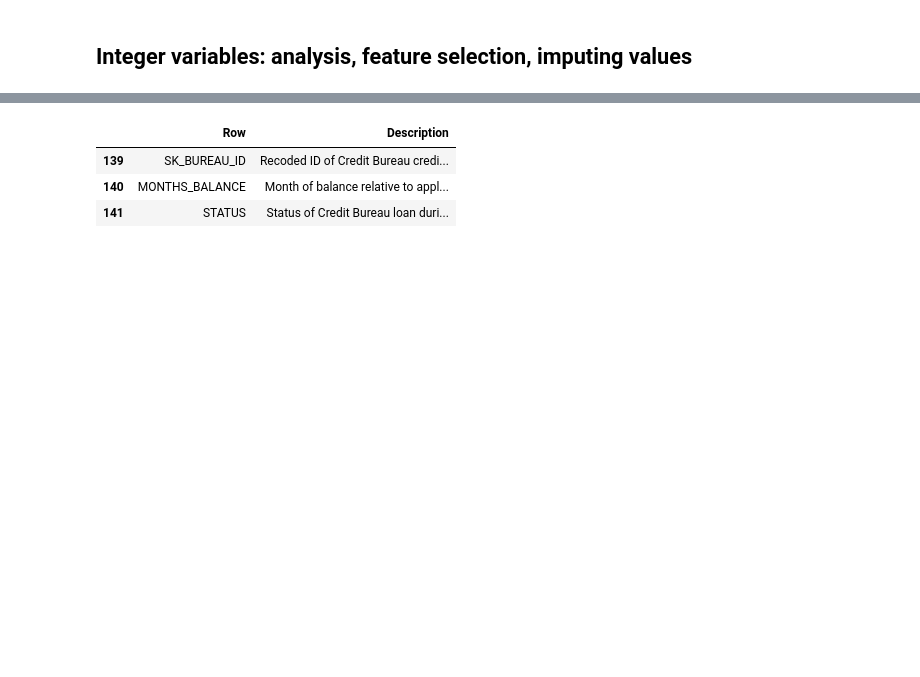
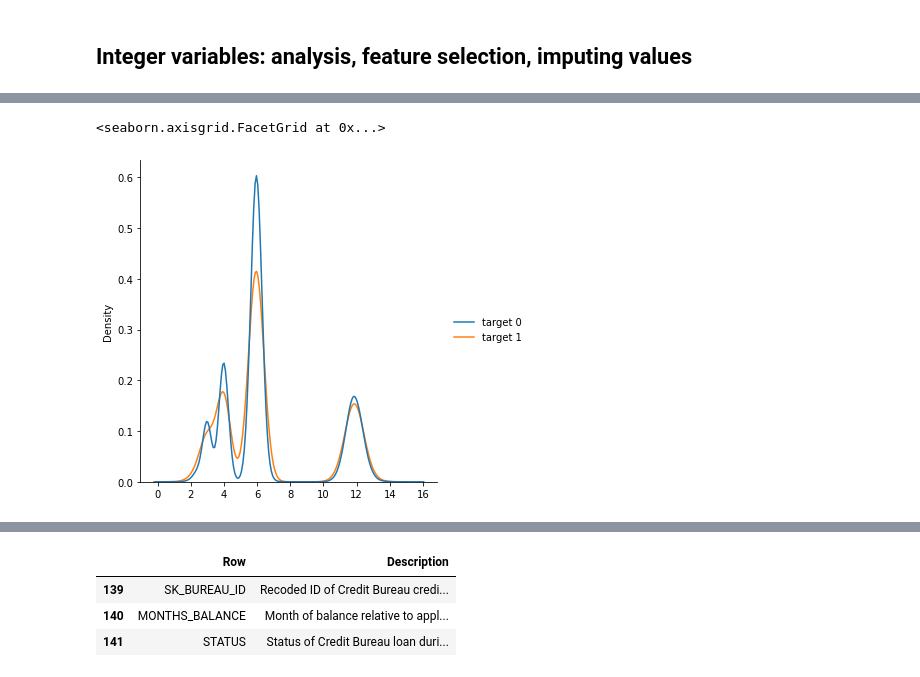
Before and after one commit to VeronikaBerezhnaia/OC_P7_credit_scoring, a Jupyter notebook: Implementez_modele_scoring.ipynb, the cells around one changed output, grey strips where cells are left out. Cells and saved outputs as stored; diff of their text form; code cells hidden in the pictures; blank space fills up the shorter version.

```diff
--- a/Implementez_modele_scoring.ipynb
+++ b/Implementez_modele_scoring.ipynb
@@ -1070,0 +903,40 @@ sns.displot(data=appli_tr, x="AMT_INCOME_TOTAL", hue="TARGET", log_scale=True, k
+# %%
+#graph looks like straight angle. the distribution is skewed as an exponentional one, or even more skewed
+# after logarithmization the distribution is roughly resembling normal one
+
+
+# # # the shape of the graphs for 0 and for 1 are very similar.
+# sns.displot({'target 0': np.log(appli_ok.AMT_INCOME_TOTAL / appli_ok.CNT_FAM_MEMBERS),
+#     'target 1': np.log(appli_fail.AMT_INCOME_TOTAL / appli_fail.CNT_FAM_MEMBERS)},
+#     kind='kde', common_norm=False, bw_adjust=1.5)
+
+# # the shapes for 0 and for 1 are generally similar, but 0 curve has more pronounced differences (higher highs, lower lows)
+# sns.displot({'target 0': np.log(appli_ok.AMT_INCOME_TOTAL) / np.log(appli_ok.CNT_FAM_MEMBERS),
+#     'target 1': np.log(appli_fail.AMT_INCOME_TOTAL) / np.log(appli_fail.CNT_FAM_MEMBERS)},
+#     kind='kde', common_norm=False)
+
+# the shapes for 0 and for 1 are generally similar, but 0 curve has more pronounced differences (higher highs, lower lows)
+sns.displot({'target 0': np.log(appli_ok.AMT_INCOME_TOTAL) / appli_ok.CNT_FAM_MEMBERS,
+    'target 1': np.log(appli_fail.AMT_INCOME_TOTAL) / appli_fail.CNT_FAM_MEMBERS},
+    kind='kde', common_norm=False)
+
+# with the variable "children" it's more complicated, because one should divide by zero and take a log of zero
+# seaborn still does it though. but I guess the graphs are not precise
+
+# # # # the shape of the graphs for 0 and for 1 are very similar.
+# sns.displot({'target 0': np.log(appli_ok.AMT_INCOME_TOTAL / appli_ok.CNT_CHILDREN),
+#     'target 1': np.log(appli_fail.AMT_INCOME_TOTAL / appli_fail.CNT_CHILDREN)},
+#     kind='kde', common_norm=False, bw_adjust=1.5)
+
+# # the 0 curve has much higher peak at zero then the 1 curve, otherwise shape are very similar
+# sns.displot({'target 0': np.log(appli_ok.AMT_INCOME_TOTAL) / np.log(appli_ok.CNT_CHILDREN),
+#       'target 1': np.log(appli_fail.AMT_INCOME_TOTAL) / np.log(appli_fail.CNT_CHILDREN)},
+#       kind='kde', common_norm=False)
+
+# # # the shapes for 0 and for 1 are generally similar, but 0 curve has more pronounced differences (higher highs, lower lows)
+# sns.displot({'target 0': np.log(appli_ok.AMT_INCOME_TOTAL) / appli_ok.CNT_CHILDREN,
+#     'target 1': np.log(appli_fail.AMT_INCOME_TOTAL) / appli_fail.CNT_CHILDREN},
+#     kind='kde', common_norm=False)
+# %% [output]
+<seaborn.axisgrid.FacetGrid at 0x...>
+[figure, added]
```
Also changed, not shown: parts of 194 cells of this notebook.
